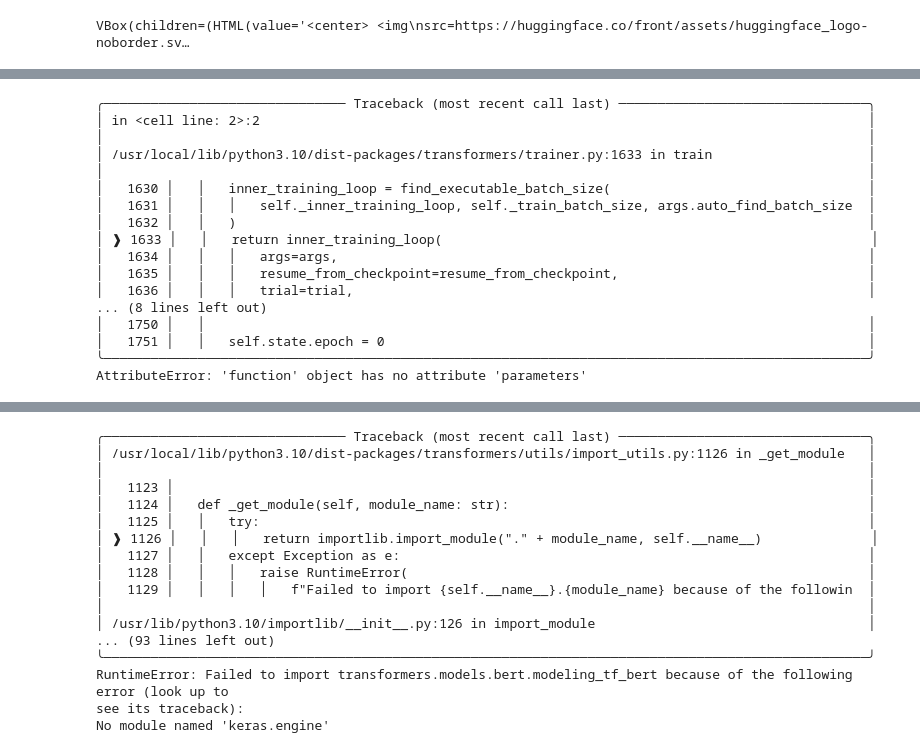
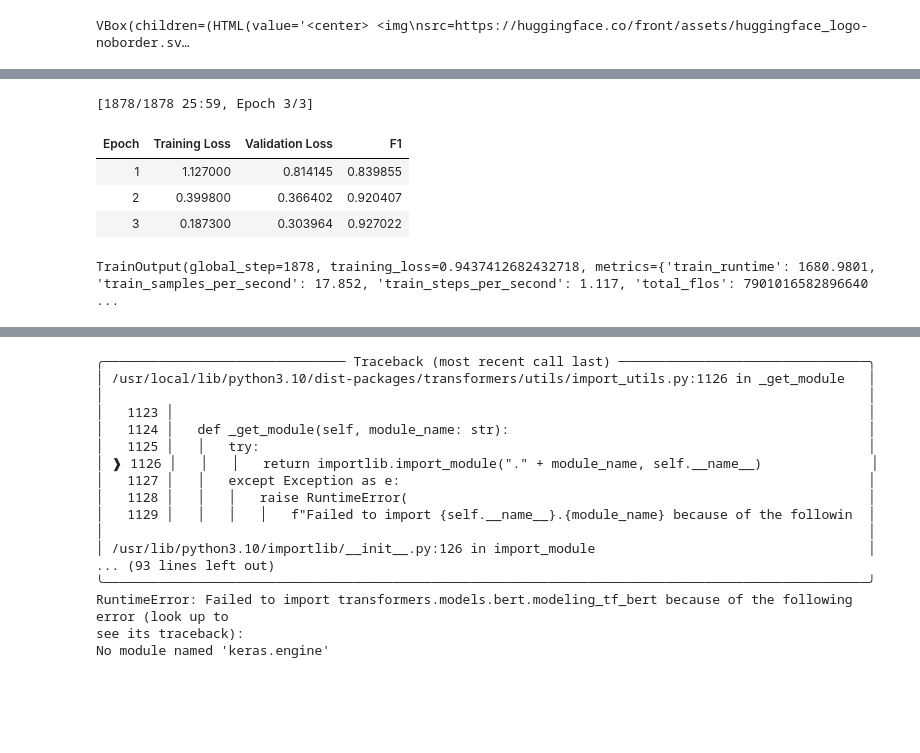
Before and after one commit to eoeelocr/AI_Project, a Jupyter notebook: Banking_의도_분류_with_BERT_.ipynb, the cells around one changed output, grey strips where cells are left out. Saved outputs shown, nothing was run; the diff lists cells and outputs as text; code cells hidden in the pictures; blank space fills up the shorter version.

```diff
--- a/Banking_의도_분류_with_BERT_.ipynb
+++ b/Banking_의도_분류_with_BERT_.ipynb
@@ -182,21 +176,7 @@ torchvision 0.15.2+cu118 requires torch==2.0.1, but you have torch 2.2.0.dev2023
-# %%
-# Start training
-trainer.train()
-# %% [output]
-╭─────────────────────────────── Traceback (most recent call last) ────────────────────────────────╮
-│ in <cell line: 2>:2                                                                              │
-│                                                                                                  │
-│ /usr/local/lib/python3.10/dist-packages/transformers/trainer.py:1633 in train                    │
-│                                                                                                  │
-│   1630 │   │   inner_training_loop = find_executable_batch_size(                                 │
-│   1631 │   │   │   self._inner_training_loop, self._train_batch_size, args.auto_find_batch_size  │
-│   1632 │   │   )                                                                                 │
-│ ❱ 1633 │   │   return inner_training_loop(                                                       │
-│   1634 │   │   │   args=args,                                                                    │
-│   1635 │   │   │   resume_from_checkpoint=resume_from_checkpoint,                                │
-│   1636 │   │   │   trial=trial,                                                                  │
-... (8 lines left out)
-│   1750 │   │                                                                                     │
-│   1751 │   │   self.state.epoch = 0                                                              │
-╰──────────────────────────────────────────────────────────────────────────────────────────────────╯
-AttributeError: 'function' object has no attribute 'parameters'
+# %%
+import torch._dynamo
+torch._dynamo.config.suppress_errors = True # 추가
+
+# Start training
+trainer.train()
+# %% [output]
@@ -203,3 +200,9 @@ AttributeError: 'function' object has no attribute 'parameters'
+[1878/1878 25:59, Epoch 3/3]
+| Epoch | Training Loss | Validation Loss | F1 |
+| 1 | 1.127000 | 0.814145 | 0.839855 |
+| 2 | 0.399800 | 0.366402 | 0.920407 |
+| 3 | 0.187300 | 0.303964 | 0.927022 |
+TrainOutput(global_step=1878, training_loss=0.9437412682432718, metrics={'train_runtime': 1680.9801, 'train_samples_per_second': 17.852, 'train_steps_per_second': 1.117, 'total_flos': 7901016582896640 ...
 # %%
 # Save processor and create model card
 tokenizer.save_pretrained(repository_id)
```
Also changed, not shown: parts of 6 cells of this notebook.
